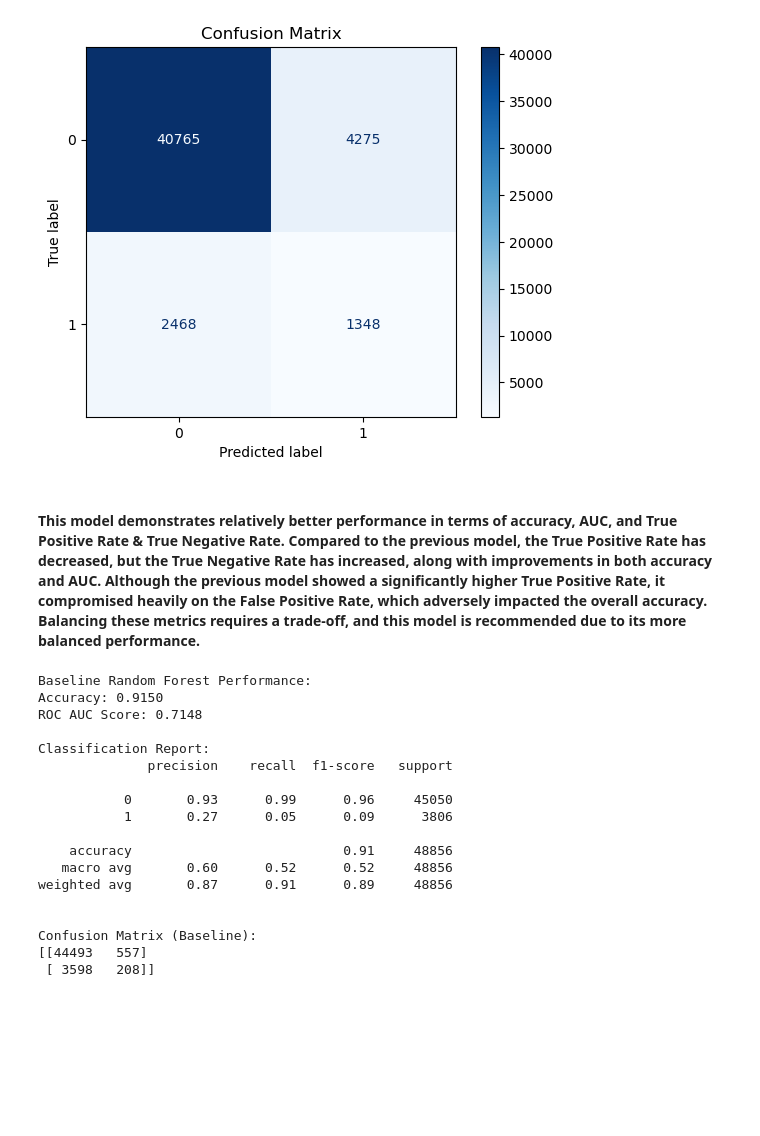
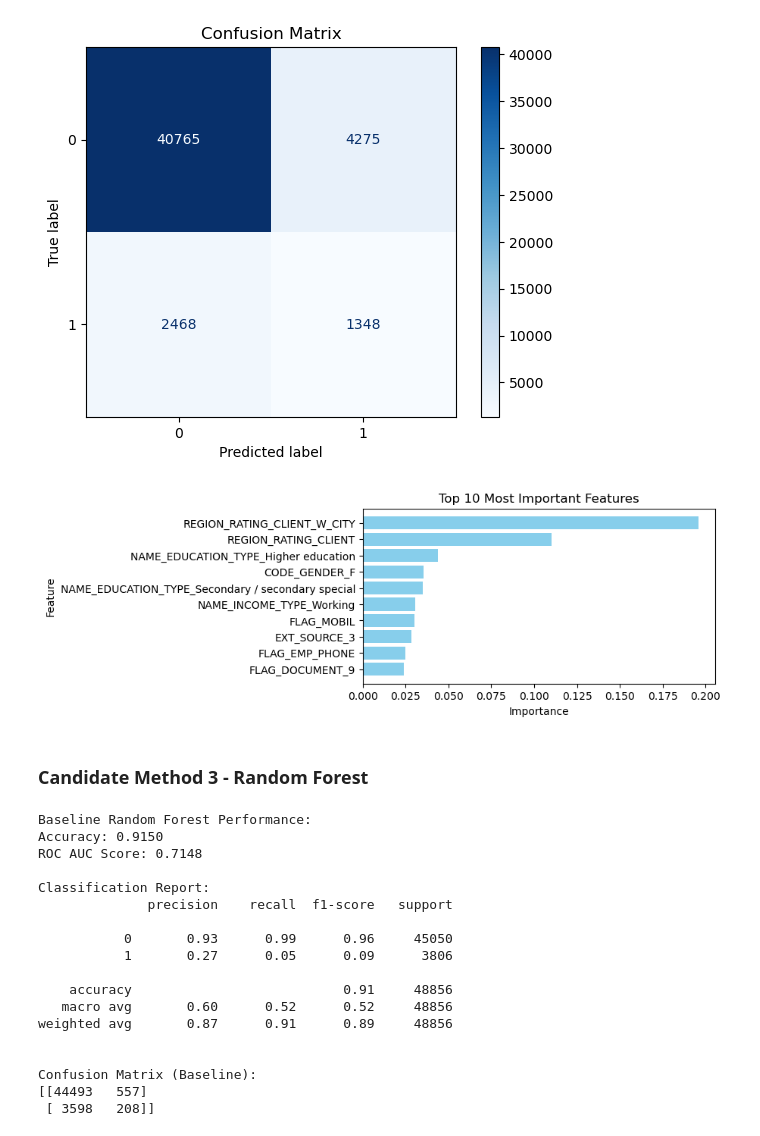
Before and after one commit to wildestdream33/Credit-Risk-Project, a Jupyter notebook: 545_Final_Project.ipynb, the cells around one changed output. Saved outputs shown, nothing was run; the diff lists cells and outputs as text; code cells hidden in the pictures; blank space fills up the shorter version.

```diff
--- a/545_Final_Project.ipynb
+++ b/545_Final_Project.ipynb
@@ -1250,8 +1334,26 @@ False Positive Rate: 0.09
 False Negative Rate: 0.65
 True Negative Rate (Specificity): 0.91
 [figure]
-# %% [markdown]
-#### This model demonstrates relatively better performance in terms of accuracy, AUC, and True Positive Rate & True Negative Rate. Compared to the previous model, the True Positive Rate has decreased, but the True Negative Rate has increased, along with improvements in both accuracy and AUC. Although the previous model showed a significantly higher True Positive Rate, it compromised heavily on the False Positive Rate, which adversely impacted the overall accuracy. Balancing these metrics requires a trade-off, and this model is recommended due to its more balanced performance.
+# %%
+
+import matplotlib.pyplot as plt
+feature_importances = xgb_best_model.feature_importances_
+feature_importance_df = pd.DataFrame({
+    'Feature': X_train_reduced.columns,
+    'Importance': feature_importances
+})
+feature_importance_df = feature_importance_df.sort_values(by='Importance', ascending=False)
+plt.figure(figsize=(6, 3))
+plt.barh(feature_importance_df['Feature'].head(10), feature_importance_df['Importance'].head(10), color='skyblue')
+plt.gca().invert_yaxis()  # Highest importance at the top
+plt.title('Top 10 Most Important Features')
+plt.xlabel('Importance')
+plt.ylabel('Feature')
+plt.show()
+# %% [output]
+[figure, added]
+# %% [markdown]
+### **Candidate Method 3 - Random Forest**
 # %%
 ##start random forest without feauture engineering
 # %%
```
Also changed, not shown: parts of 26 cells of this notebook.
